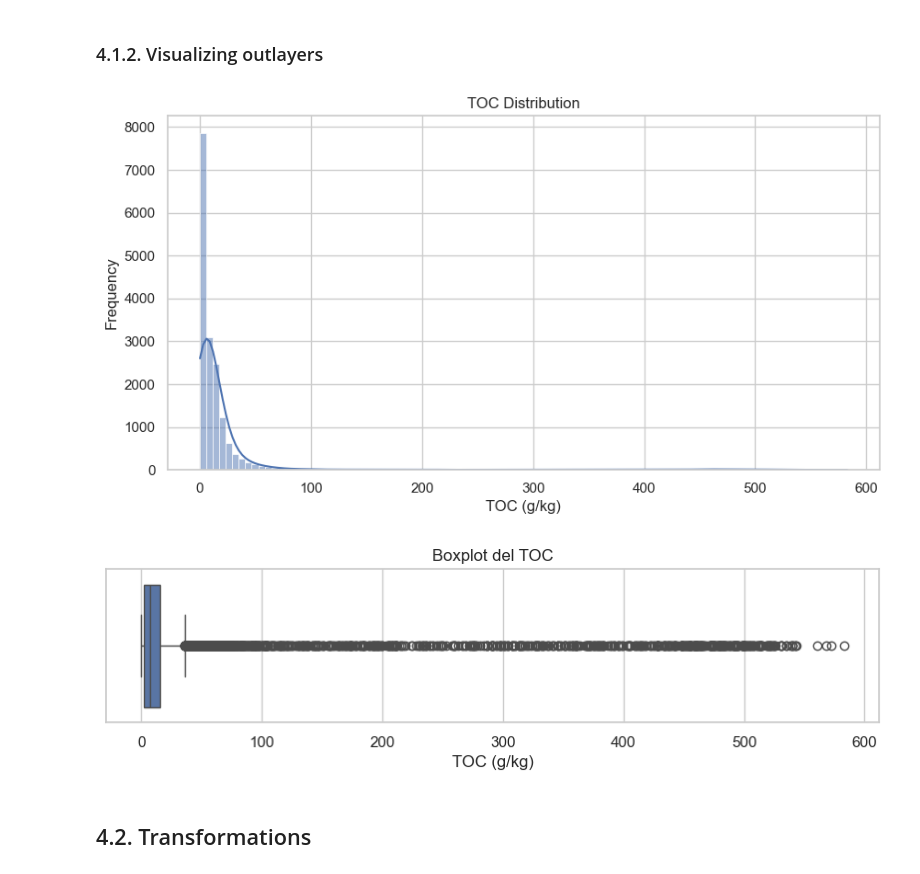
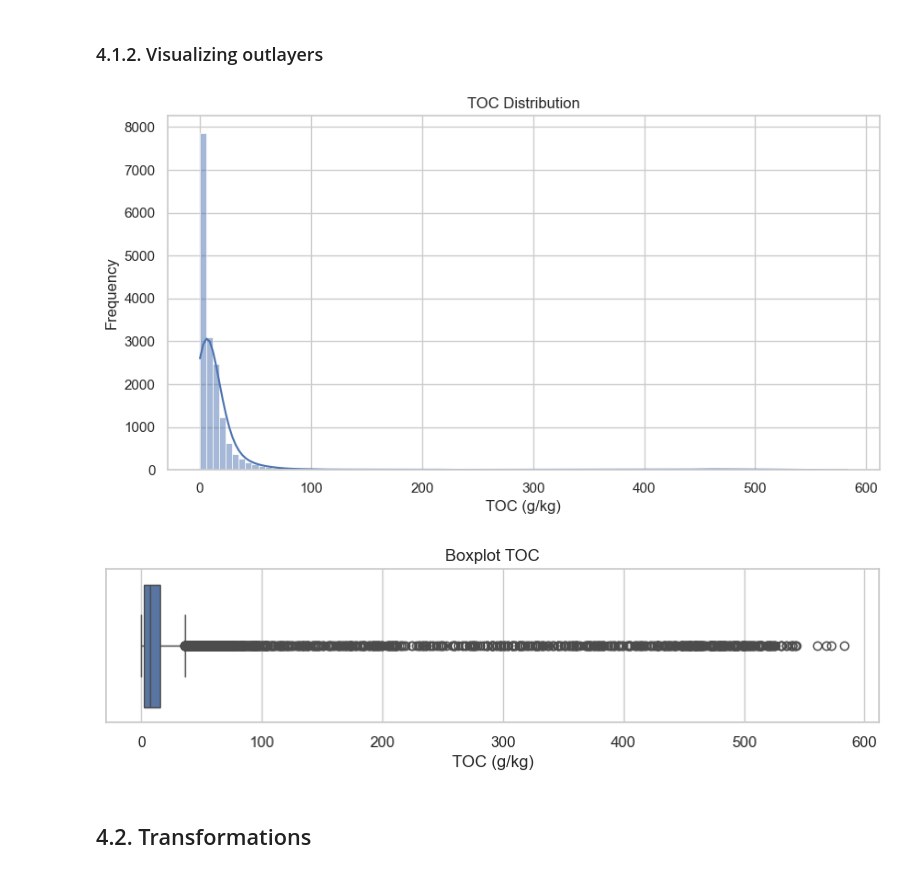
Before and after one commit to miguelmunnozmoya/Python_and_research, a Jupyter notebook: TOC_prediction.ipynb, the cells around one changed output. Drawn from its saved outputs; the diff is of its cells as text; code cells hidden in the pictures.

```diff
--- a/TOC_prediction.ipynb
+++ b/TOC_prediction.ipynb
@@ -200,23 +199,23 @@ plt.show()
 # %%
 toc_values = df['TOC']
 
 # Histogram
 plt.figure(figsize=(10, 5))
 sns.histplot(toc_values, bins=100, kde=True)
 plt.title('TOC Distribution')
 plt.xlabel('TOC (g/kg)')
 plt.ylabel('Frequency')
 plt.show()
 
 # Boxplot
 plt.figure(figsize=(10, 2))
 sns.boxplot(x=toc_values)
-plt.title('Boxplot del TOC')
+plt.title('Boxplot TOC')
 plt.xlabel('TOC (g/kg)')
 plt.show()
 # %% [output]
 [figure]
-[figure, old version]
+[figure, new version]
 # %% [markdown]
 ## 4.2. Transformations
 # %% [markdown]
```
Also changed, not shown: parts of 4 cells of this notebook, 4 other files.
